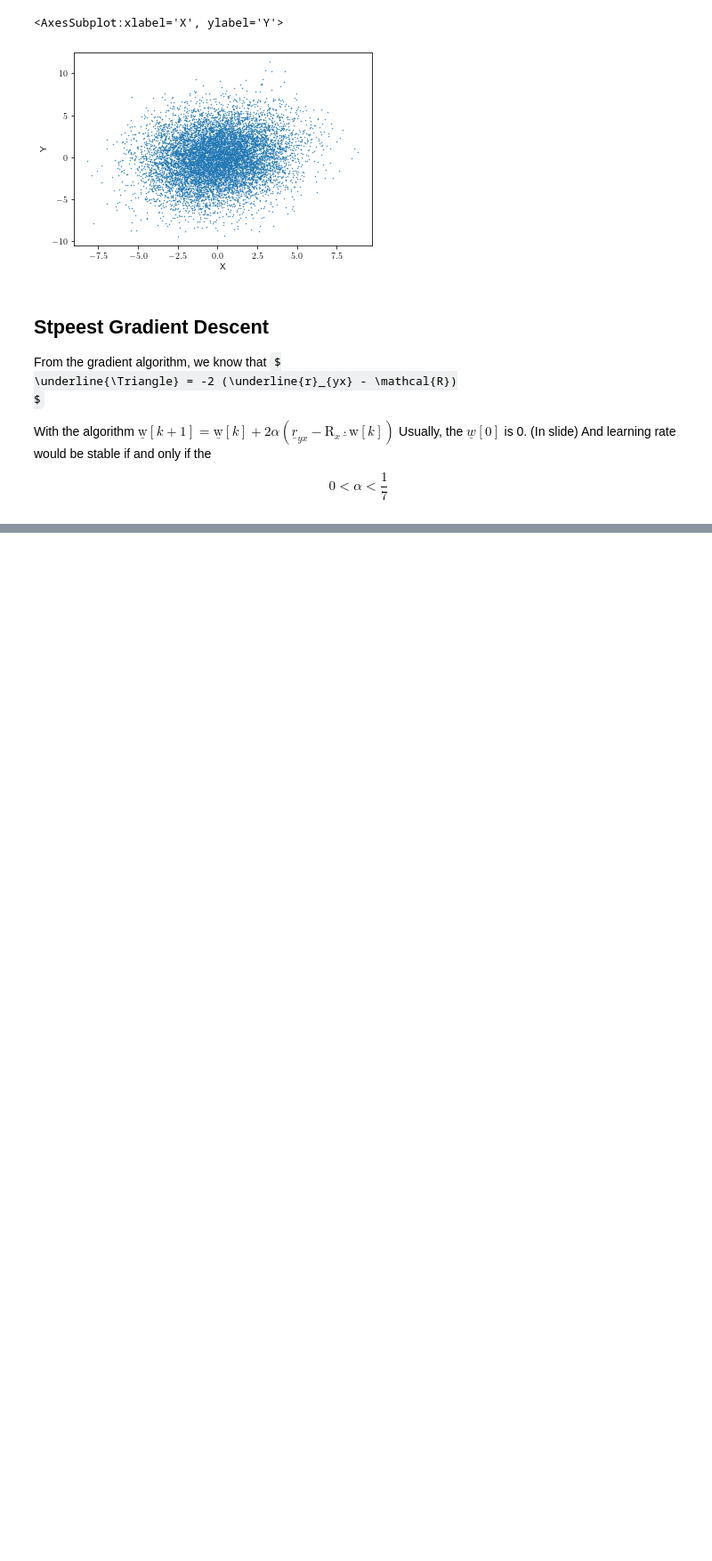
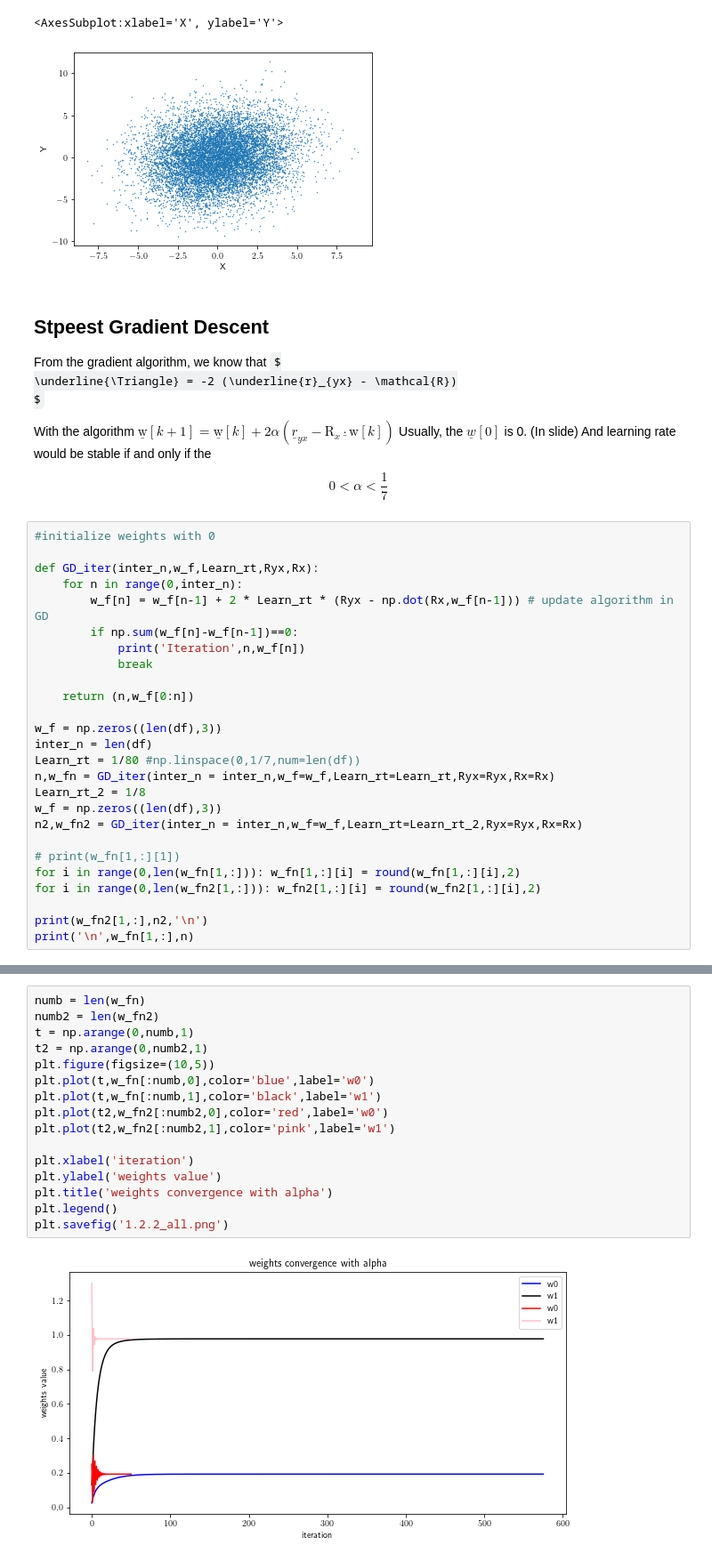
Before and after one commit to Lynch1206/5LSL0_MSPD, a Jupyter notebook: 1A/GD.ipynb, the cells around one changed output, grey strips where cells are left out. Shown at 89% size. Drawn from its saved outputs; the diff is of its cells as text; some formulas as TeX source; blank space fills up the shorter version.

```diff
--- a/1A/GD.ipynb
+++ b/1A/GD.ipynb
@@ -70,3 +70,29 @@ With the algorithm $
 $
 Usually, the $\underline{w}[0]$ is 0. (In slide)
 And learning rate would be stable if and only if the $$0< \alpha < \frac{1}{7}$$
+# %%
+#initialize weights with 0
+
+def GD_iter(inter_n,w_f,Learn_rt,Ryx,Rx):
+    for n in range(0,inter_n):
+        w_f[n] = w_f[n-1] + 2 * Learn_rt * (Ryx - np.dot(Rx,w_f[n-1])) # update algorithm in GD
+        if np.sum(w_f[n]-w_f[n-1])==0:
+            print('Iteration',n,w_f[n])
+            break
+
+    return (n,w_f[0:n])
+
+w_f = np.zeros((len(df),3))
+inter_n = len(df)
+Learn_rt = 1/80 #np.linspace(0,1/7,num=len(df))
+n,w_fn = GD_iter(inter_n = inter_n,w_f=w_f,Learn_rt=Learn_rt,Ryx=Ryx,Rx=Rx)
+Learn_rt_2 = 1/8
+w_f = np.zeros((len(df),3))
+n2,w_fn2 = GD_iter(inter_n = inter_n,w_f=w_f,Learn_rt=Learn_rt_2,Ryx=Ryx,Rx=Rx)
+
+# print(w_fn[1,:][1])
+for i in range(0,len(w_fn[1,:])): w_fn[1,:][i] = round(w_fn[1,:][i],2)
+for i in range(0,len(w_fn2[1,:])): w_fn2[1,:][i] = round(w_fn2[1,:][i],2)
+
+print(w_fn2[1,:],n2,'\n')
+print('\n',w_fn[1,:],n)
@@ -72,0 +171,18 @@ And learning rate would be stable if and only if the $$0< \alpha < \frac{1}{7}$$
+# %%
+numb = len(w_fn)
+numb2 = len(w_fn2)
+t = np.arange(0,numb,1)
+t2 = np.arange(0,numb2,1)
+plt.figure(figsize=(10,5))
+plt.plot(t,w_fn[:numb,0],color='blue',label='w0')
+plt.plot(t,w_fn[:numb,1],color='black',label='w1')
+plt.plot(t2,w_fn2[:numb2,0],color='red',label='w0')
+plt.plot(t2,w_fn2[:numb2,1],color='pink',label='w1')
+
+plt.xlabel('iteration')
+plt.ylabel('weights value')
+plt.title('weights convergence with alpha')
+plt.legend()
+plt.savefig('1.2.2_all.png')
+# %% [output]
+[figure, added]
```
Also changed, not shown: parts of 7 cells of this notebook.
